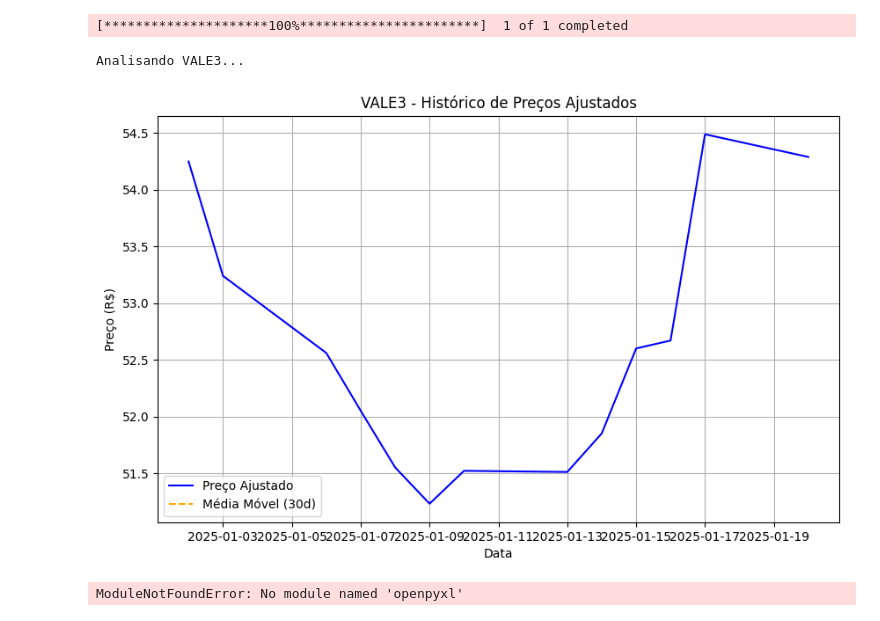
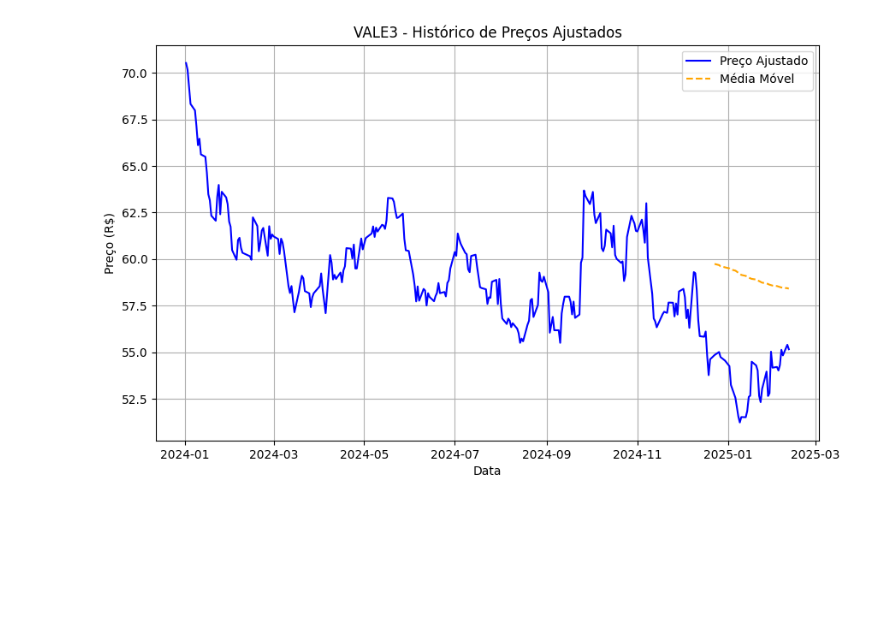
Before and after one commit to AndrePDSSampaio/EquityResearch, a Jupyter notebook: VALE3.ipynb, the cells around one changed output. Drawn from its saved outputs; the diff is of its cells as text; code cells hidden in the pictures; blank space fills up the shorter version.

```diff
--- a/VALE3.ipynb
+++ b/VALE3.ipynb
@@ -64,0 +132,5 @@ def calculate_metrics(data):
+# %%
+from datetime import datetime
+now = datetime.now()
+time = now.strftime("%Y-%m-%d")
+print(time)
@@ -64,0 +141,3 @@ def calculate_metrics(data):
+# %%
+df2 = fetch_data_vale3("2024-01-01", time)
+df2.tail(50)
@@ -65,23 +165,31 @@ def calculate_metrics(data):
+# %%
+df2['Daily Return'] = df2['Adj Close'].pct_change()
+
+all_days = len(df)
+df2['Moving Average'] = df2['Adj Close'].rolling(window=all_days).mean()
+df2['Volatility'] = df2['Daily Return'].rolling(window=all_days).std()
 # %%
-def plot_data(data):
+plt.figure(figsize=(10, 6))
+plt.plot(df2['Adj Close'], label='Preço Ajustado', color='blue')
+plt.plot(df2['Moving Average'], label='Média Móvel', linestyle='--', color='orange')
+plt.title('VALE3 - Histórico de Preços Ajustados')
+plt.xlabel('Data')
+plt.ylabel('Preço (R$)')
+plt.legend()
+plt.grid()
+plt.show()
 
+fig = px.line(
+    df2,
+    y='Daily Return',
+    title='VALE3 - Retornos Diários',
+    template='plotly_dark'
+    )
 
-    plt.figure(figsize=(10, 6))
-    plt.plot(data['Adj Close'], label='Preço Ajustado', color='blue')
-    plt.plot(data['Moving Average (30d)'], label='Média Móvel (30d)', linestyle='--', color='orange')
-    plt.title('VALE3 - Histórico de Preços Ajustados')
-    plt.xlabel('Data')
-    plt.ylabel('Preço (R$)')
-    plt.legend()
-    plt.grid()
-    plt.show()
+fig.update_layout(
+    yaxis_tickformat=".2%"
+)
 
-
-    fig = px.histogram(
-        data,
-        x='Daily Return',
-        title='VALE3 - Retornos Diários',
-        nbins=50,
-        template='plotly_dark'
-    )
-    fig.show()
+fig.show()
+# %% [output]
+[figure, added]
@@ -110,10 +195,0 @@ def analyze_vale3(start_date, end_date):
-# %%
-if __name__ == "__main__":
-    start_date = "2025-01-01"
-    end_date = datetime.now().strftime('%Y-%m-%d')
-    analyze_vale3(start_date, end_date)
-# %% [output]
-[*********************100%***********************]  1 of 1 completed
-Analisando VALE3...
-[figure, removed]
-ModuleNotFoundError: No module named 'openpyxl'
```
Also changed, not shown: parts of 17 cells of this notebook.
